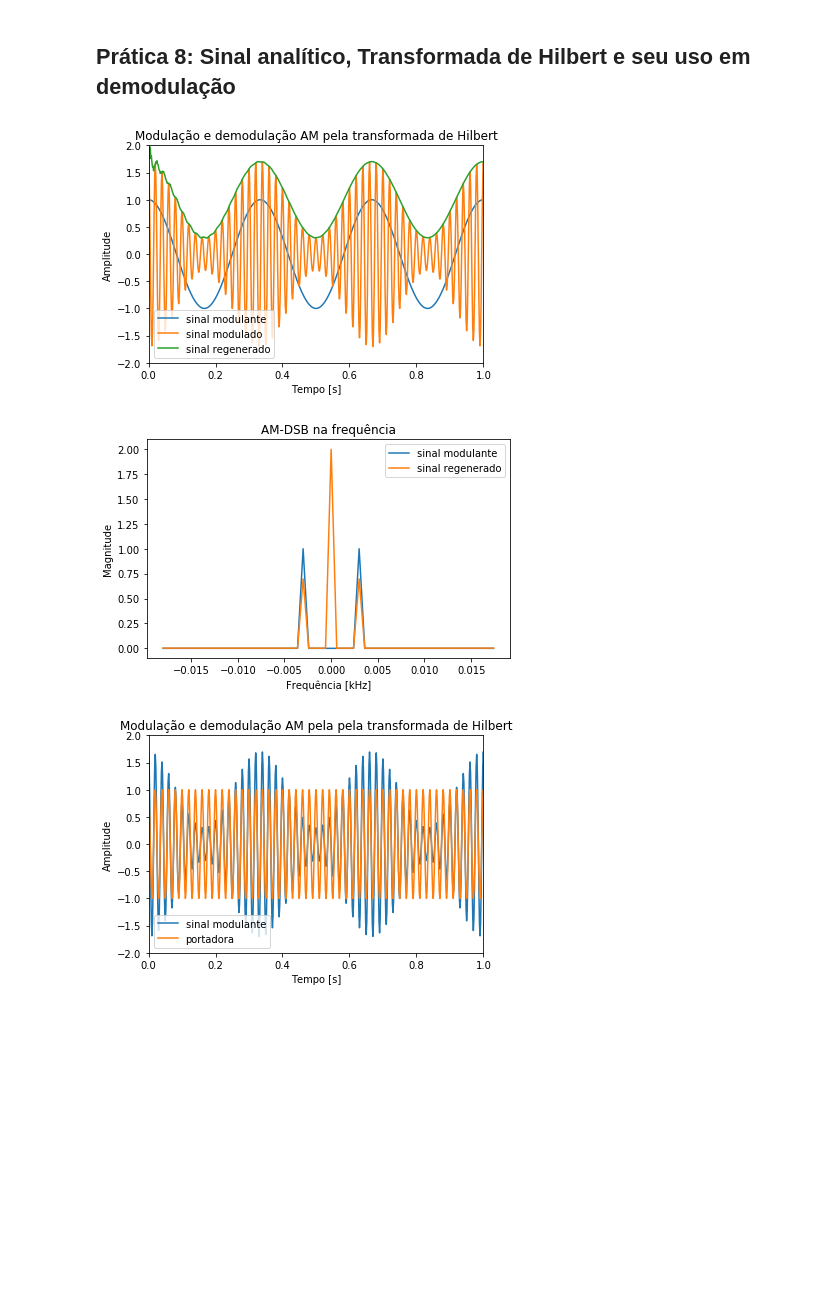
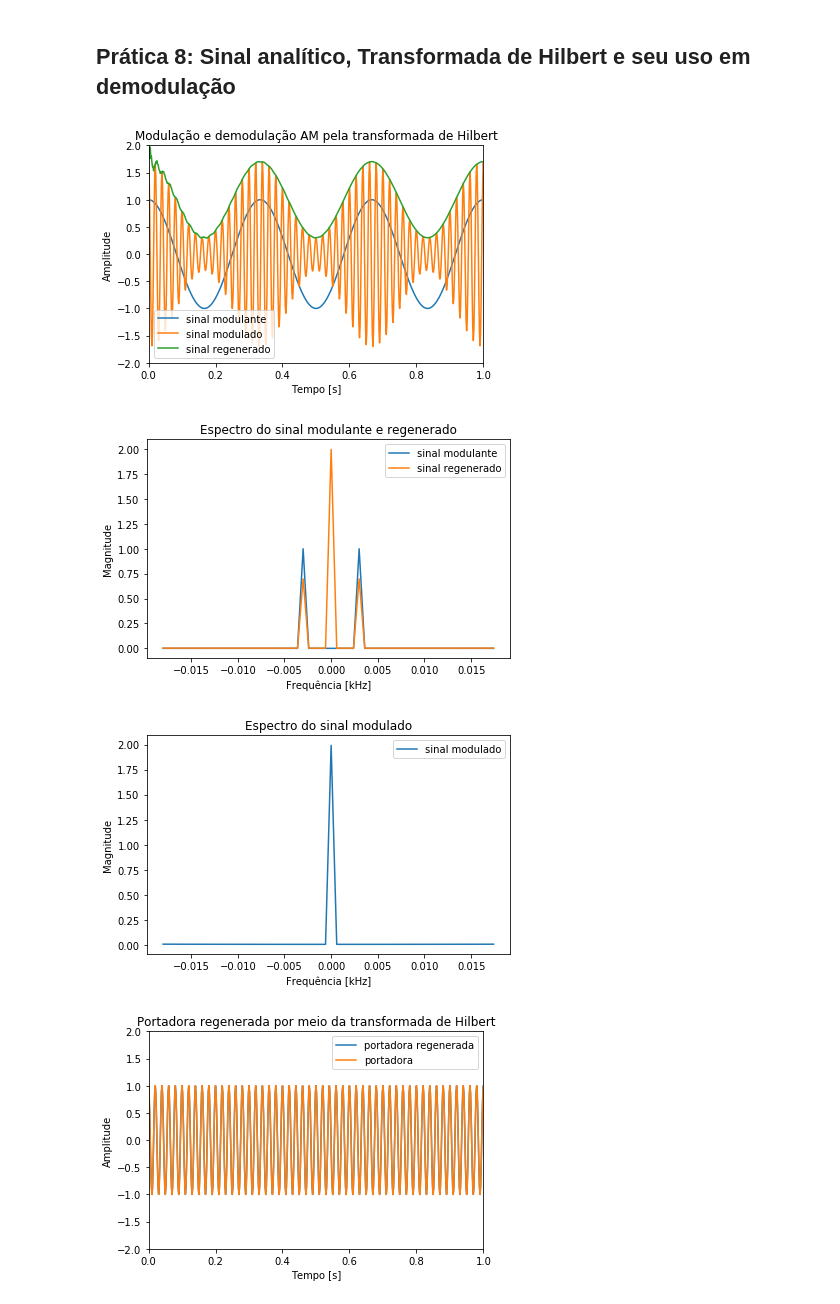
Before and after one commit to luciananobrega/luciana_DCO2004, a Jupyter notebook: h05/Entrega_h05.ipynb, the cells around one changed output. Saved outputs shown, nothing was run; the diff lists cells and outputs as text; code cells hidden in the pictures; blank space fills up the shorter version.

```diff
--- a/h05/Entrega_h05.ipynb
+++ b/h05/Entrega_h05.ipynb
@@ -434,39 +434,49 @@ def fft(signal):
 
 
 [fft_modulante, freq] = fft(m_t)
-[fft_modulado, freq2] = fft(s)
+[fft_modulado, freq2] = fft(s-1)
 [fft_regenerado, freq3] = fft(m_est)
 
 ############ Graficos ################
 # Gráfico do sinal modulante, do sinal modulado e do sinal regenerado no tempo
 plt.title('Modulação e demodulação AM pela transformada de Hilbert')
 plt.xlabel('Tempo [s]')
 plt.ylabel('Amplitude')
 plt.plot(t,m_t,t,s,t,m_est)
 plt.ylim([-2,2])
 plt.xlim([0,1])
 plt.legend(['sinal modulante','sinal modulado', 'sinal regenerado', 'angle'])
 plt.show()
 
 # Espectro do sinal modulante e regenerado
 plt.plot(freq/1e3,fft_modulante, freq3/1e3,fft_regenerado)
-plt.title('AM-DSB na frequência')
+plt.title('Espectro do sinal modulante e regenerado')
 plt.xlabel('Frequência [kHz]')
 plt.ylabel('Magnitude')
 plt.legend(['sinal modulante','sinal regenerado'])
 plt.tight_layout()
 plt.show()
 
+# Espectro do sinal modulado
+plt.plot(freq2/1e3,fft_modulado)
+plt.title('Espectro do sinal modulado')
+plt.xlabel('Frequência [kHz]')
+plt.ylabel('Magnitude')
+plt.legend(['sinal modulado'])
+plt.tight_layout()
+plt.show()
+
 # Portadora regenerada por meio da transformada de Hilbert
-plt.title('Modulação e demodulação AM pela pela transformada de Hilbert')
+plt.plot(t, portadora, t, np.cos(2*np.pi*fc*t))
+plt.title('Portadora regenerada por meio da transformada de Hilbert')
 plt.xlabel('Tempo [s]')
 plt.ylabel('Amplitude')
-plt.plot(t,s,t, portadora)
 plt.ylim([-2,2])
 plt.xlim([0,1])
-plt.legend(['sinal modulante','portadora'])
+plt.legend(['portadora regenerada', 'portadora'])
 plt.show()
 # %% [output]
 [figure]
-[figure, old version]
+[figure, new version]
-[figure, old version]
+[figure, new version]
+[figure, added]
```
Also changed, not shown: parts of 1 cell of this notebook, 1 other file.
